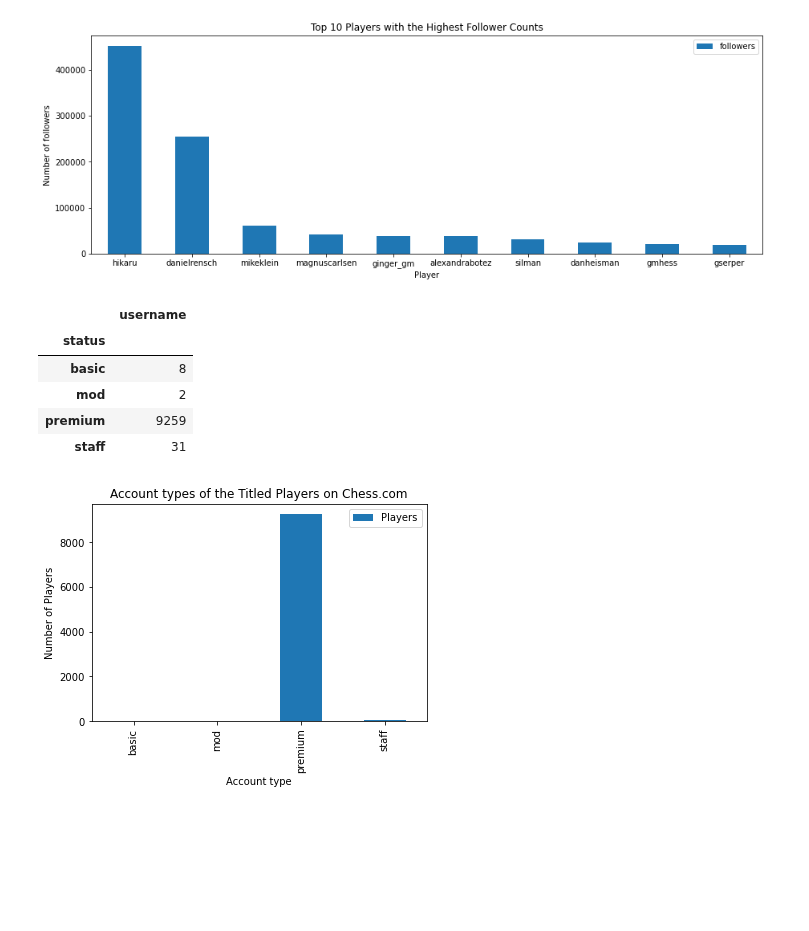
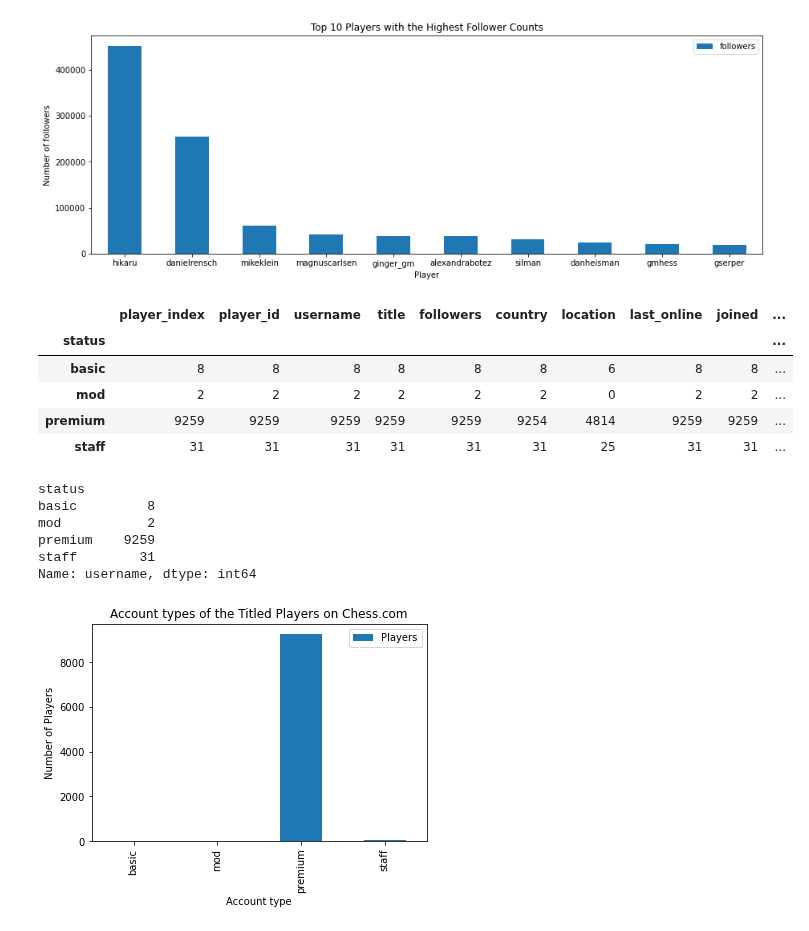
Before and after one commit to melissamonroe/who-plays-chess, a Jupyter notebook: titled_players_data.ipynb, the cells around one changed output. Drawn from its saved outputs; the diff is of its cells as text; code cells hidden in the pictures; blank space fills up the shorter version.

```diff
--- a/titled_players_data.ipynb
+++ b/titled_players_data.ipynb
@@ -64,14 +65,24 @@ plt.show()
 [figure]
 # %%
 
-grouped_status_titled_df = status_details_df.groupby(["status"])
+grouped_status_titled_df = titled_details_df.groupby(["status"])
 count_groupby_status = grouped_status_titled_df.count()
 count_groupby_status
 # %% [output]
-|  | username |
-| status |  |
-| basic | 8 |
-| mod | 2 |
-| premium | 9259 |
-| staff | 31 |
+|  | player_index | player_id | username | title | followers | country | location | last_online | joined | ... |
+| status |  |  |  |  |  |  |  |  |  | ... |
+| basic | 8 | 8 | 8 | 8 | 8 | 8 | 6 | 8 | 8 | ... |
+| mod | 2 | 2 | 2 | 2 | 2 | 2 | 0 | 2 | 2 | ... |
+| premium | 9259 | 9259 | 9259 | 9259 | 9259 | 9254 | 4814 | 9259 | 9259 | ... |
+| staff | 31 | 31 | 31 | 31 | 31 | 31 | 25 | 31 | 31 | ... |
+# %%
+account_count = count_groupby_status["username"]
+account_count
+# %% [output]
+status
+basic         8
+mod           2
+premium    9259
+staff        31
+Name: username, dtype: int64
 # %%
```
Also changed, not shown: parts of 4 cells of this notebook, 4 other files.
